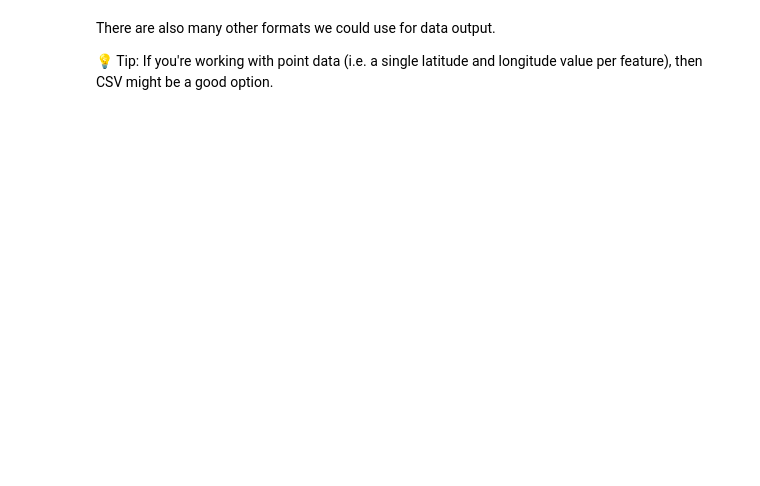
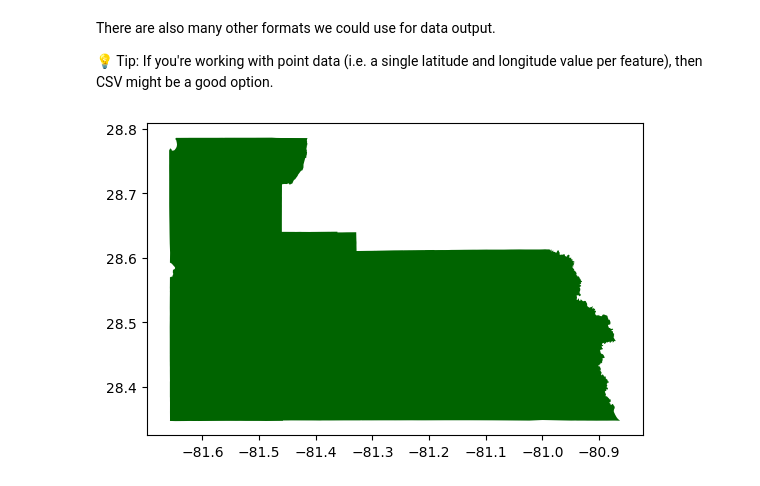
Before and after one commit to meiqingli/PAD-6716, a Jupyter notebook: PAD_6716_Python_Geospatial_Demo.ipynb, the cells around one changed output. Cells and saved outputs as stored; diff of their text form; code cells hidden in the pictures; blank space fills up the shorter version.

```diff
--- a/PAD_6716_Python_Geospatial_Demo.ipynb
+++ b/PAD_6716_Python_Geospatial_Demo.ipynb
@@ -121,0 +124,3 @@ florida_counties.shape
+# %%
+orange_county = florida_counties.loc[florida_counties['NAME'] == 'Orange'].copy().reset_index(drop=True)
+orange_county
@@ -139,3 +170,7 @@ florida_counties_test2 = gpd.read_file("PAD_6716 Python Data/florida_counties.js
 There are also many other formats we could use for data output.
 
 💡 Tip: If you're working with point data (i.e. a single latitude and longitude value per feature), then CSV might be a good option.
+# %%
+orange_county.plot(color='darkgreen');
+# %% [output]
+[figure, added]
```
Also changed, not shown: parts of 27 cells of this notebook.
